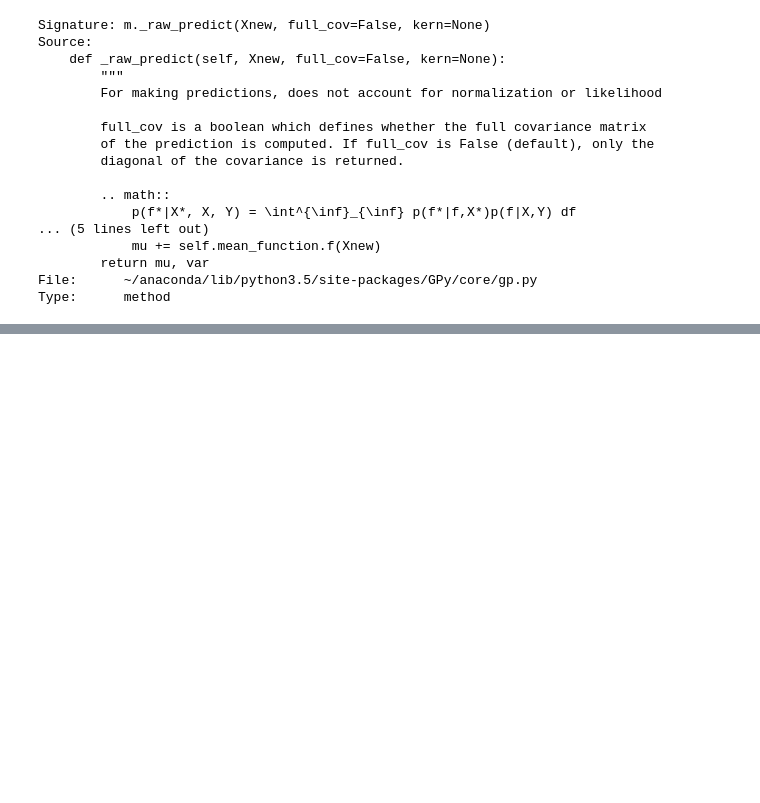
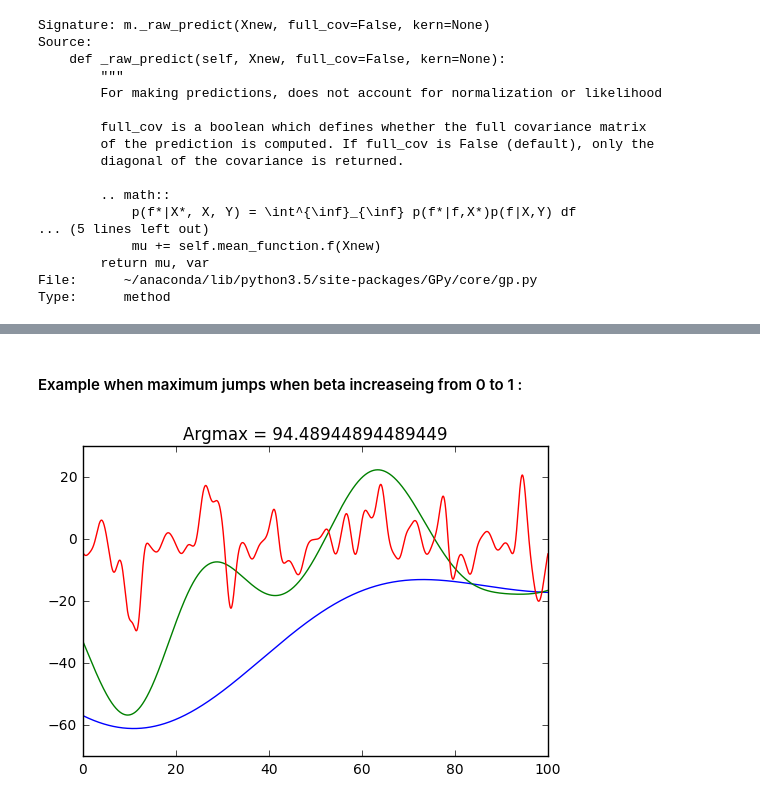
Before and after one commit to bestxolodec/DTR, a Jupyter notebook: py-notebooks/gpy_for_itr.ipynb, the cells around one changed output, grey strips where cells are left out. Drawn from its saved outputs; the diff is of its cells as text; code cells hidden in the pictures; blank space fills up the shorter version.

```diff
--- a/py-notebooks/gpy_for_itr.ipynb
+++ b/py-notebooks/gpy_for_itr.ipynb
@@ -127,0 +568,25 @@ Type:      method
+# %% [markdown]
+#### Example when maximum jumps when beta increaseing from 0 to 1 :
+# %%
+def test_sum_of_exp(n_of_train, a_max=100, a_min=0, beta=1, verbose=False, seed=0):
+    np.random.seed(seed=seed)
+    space = np.linspace(a_min, a_max, 10000)
+    A = np.random.uniform(a_min, a_max, size=n_of_train)
+    alphas = sc.stats.t(2).rvs(n_of_train).reshape(-1,1)  + 1
+    alphas = sc.stats.norm(0,7).rvs(n_of_train).reshape(-1,1)
+    ls_a = sc.stats.gamma(1, scale=3).rvs(1)
+#     argmax = find_max()
+    plot_curve_on_space(space, A, ls_a, alphas, beta, a_max, a_min)
+    if verbose:
+        print("centers", A)
+        print("alphas", alphas)
+        print("ls", ls_a)
+    return space, A, alphas, ls_a
+
+space, A, alphas, ls_a = test_sum_of_exp(100, a_max=100, beta=.001, verbose=False, seed=0)
+space, A, alphas, ls_a = test_sum_of_exp(100, a_max=100, beta=.01, verbose=False, seed=0)
+space, A, alphas, ls_a = test_sum_of_exp(100, a_max=100, beta=1, verbose=False, seed=0)
+# space, A, alphas, ls_a = test_sum_of_exp(100, a_max=100, beta=.2, verbose=False, seed=0)
+# space, A, alphas, ls_a = test_sum_of_exp(100, a_max=100, beta=.68, verbose=False, seed=0)
+# %% [output]
+[figure, added]
```
Also changed, not shown: parts of 63 cells of this notebook, 5 other files.
